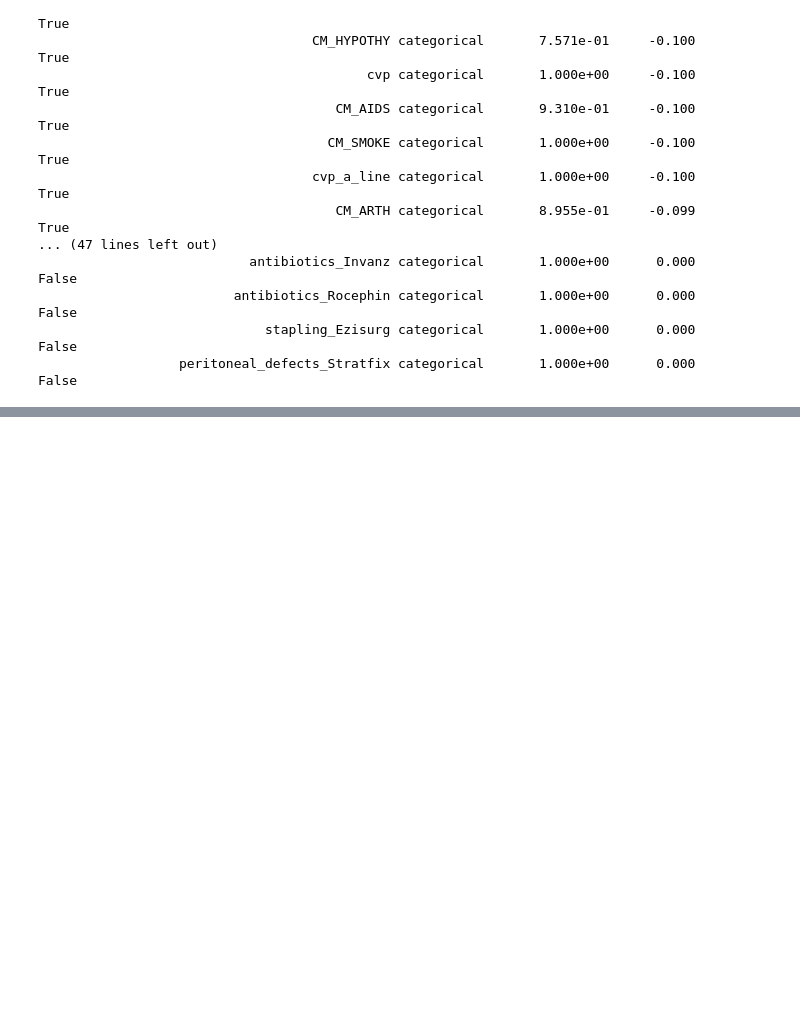
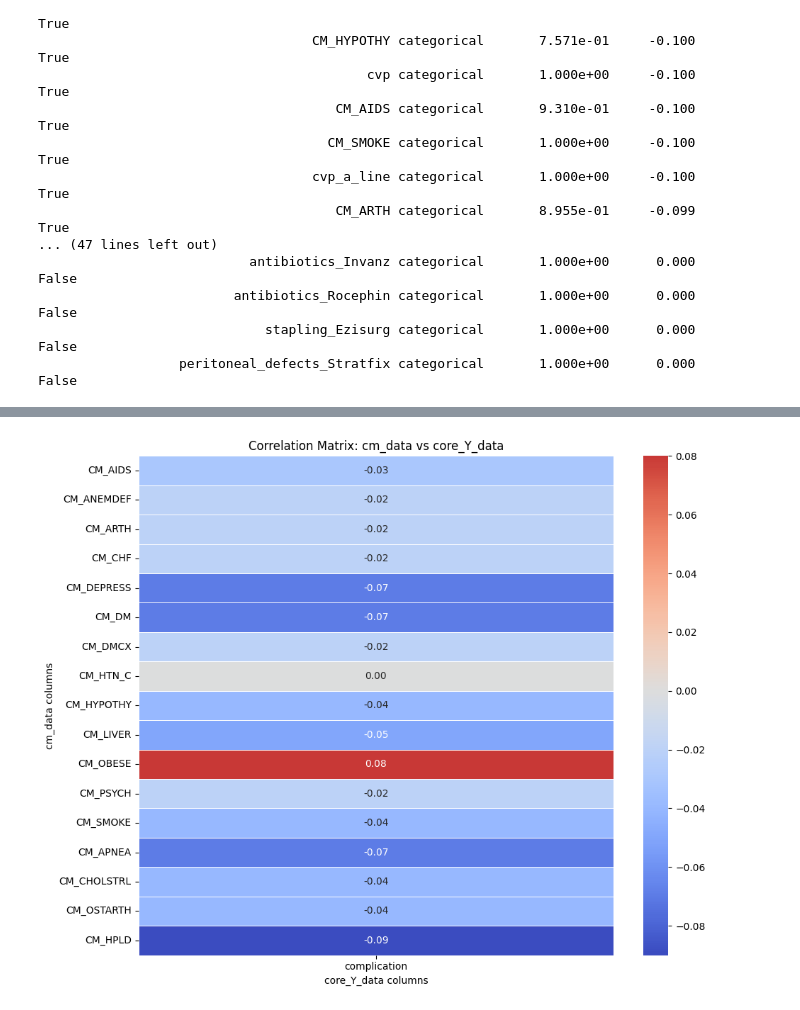
Before and after one commit to DeMeyerRobin/IndustryProject-BariatricSurgeryG1, a Jupyter notebook: ROB_Intra_operative_model.ipynb, the cells around one changed output, grey strips where cells are left out. Saved outputs shown, nothing was run; the diff lists cells and outputs as text; code cells hidden in the pictures; blank space fills up the shorter version.

```diff
--- a/ROB_Intra_operative_model.ipynb
+++ b/ROB_Intra_operative_model.ipynb
@@ -1309,0 +1326,25 @@ Top potentially spurious features:
+# %%
+import pandas as pd
+import matplotlib.pyplot as plt
+import seaborn as sns
+
+# Let's assume cm_data and core_Y_data are pandas DataFrames already loaded
+# Create the correlation matrix
+correlation_matrix = pd.DataFrame({
+    y_col: cm_data.corrwith(core_Y_data[y_col])
+    for y_col in core_Y_data.columns
+})
+
+# Round for cleaner display
+correlation_matrix = correlation_matrix.round(2)
+
+# Plot heatmap
+plt.figure(figsize=(10, 8))
+sns.heatmap(correlation_matrix, annot=True, cmap="coolwarm", center=0, linewidths=0.5, fmt=".2f")
+plt.title("Correlation Matrix: cm_data vs core_Y_data")
+plt.xlabel("core_Y_data columns")
+plt.ylabel("cm_data columns")
+plt.tight_layout()
+plt.show()
+# %% [output]
+[figure, added]
```
Also changed, not shown: parts of 1 cell of this notebook, 1 other file.
